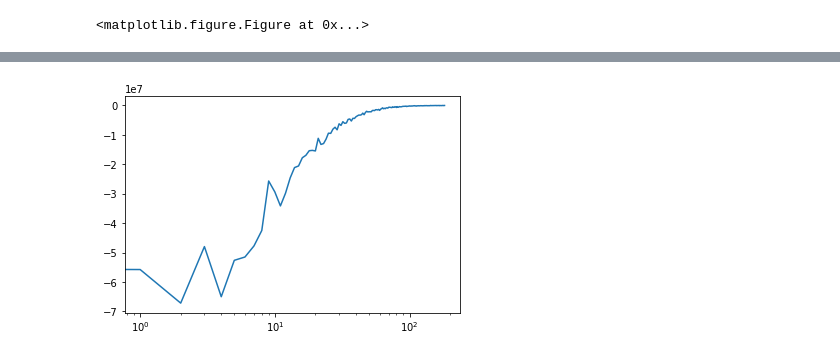
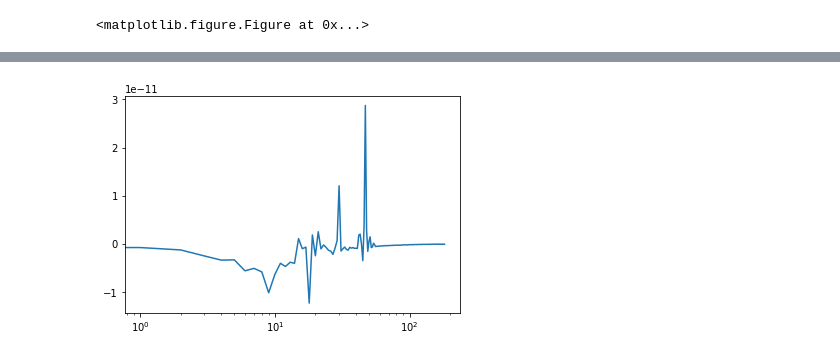
Before and after one commit to paigem/QGCM_spec_analysis, a Jupyter notebook: QGCM_spec_analysis_Paige.ipynb, the cells around one changed output, grey strips where cells are left out. Cells and saved outputs as stored; diff of their text form; code cells hidden in the pictures.

Commit message:
minor changes and PE plots

```diff
--- a/QGCM_spec_analysis_Paige.ipynb
+++ b/QGCM_spec_analysis_Paige.ipynb
@@ -558,7 +552,7 @@ buoyancy_sum = 0
 PE_sum = 0
 windstress_sum = 0
 for tile_index in tile_indexes[:]:
-    #KE1 = calc_KE(dsx, tile_index, 0)
+    KE1 = calc_KE(dsx, tile_index, 0)
     #KE2 = calc_KE(dsx, tile_index, 1)
     #KE3 = calc_KE(dsx, tile_index, 2)
     #KE = KE1+KE2+KE3
@@ -568,10 +562,11 @@ for tile_index in tile_indexes[:]:
 
     #PE = PE1 + PE2
     #PE_sum += PE1
+    KE_sum += KE1
     #buoyancy = calc_buoyancy(dsx, tile_index)
 
-    windstress = calc_windstress(dsx,tile_index)
-    windstress_sum += windstress_sum
+    #windstress = calc_windstress(dsx,tile_index)
+    #windstress_sum += windstress
 
     #buoyancy_sum = buoyancy_sum + buoyancy
 
@@ -581,5 +576,7 @@ for tile_index in tile_indexes[:]:
 
     #results.append(KE)
 
+
+
 #buoyancy_avg = buoyancy_sum/(961*961)
 # %% [output]
@@ -633,6 +635,9 @@ PE_sum.plot()
 # %%
 plt.figure()
-plt.plot(PE_sum)
+plt.plot(windstress_sum*ktiso)
 plt.xscale('log')
+#windstress_sum
+
+#windstress_sum.plot()
 # %% [output]
-[figure, old version]
+[figure, new version]
```
Also changed, not shown: parts of 10 cells of this notebook.
